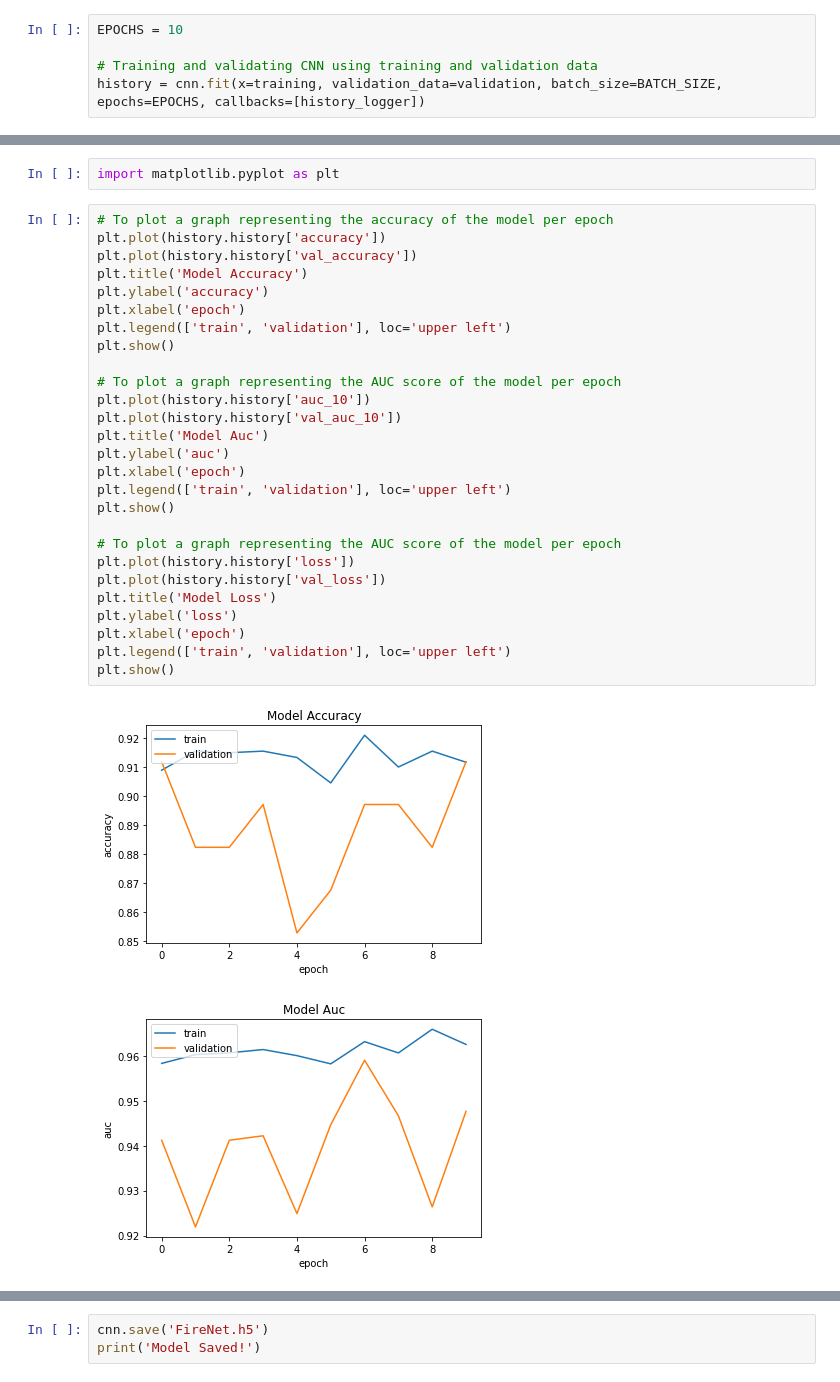
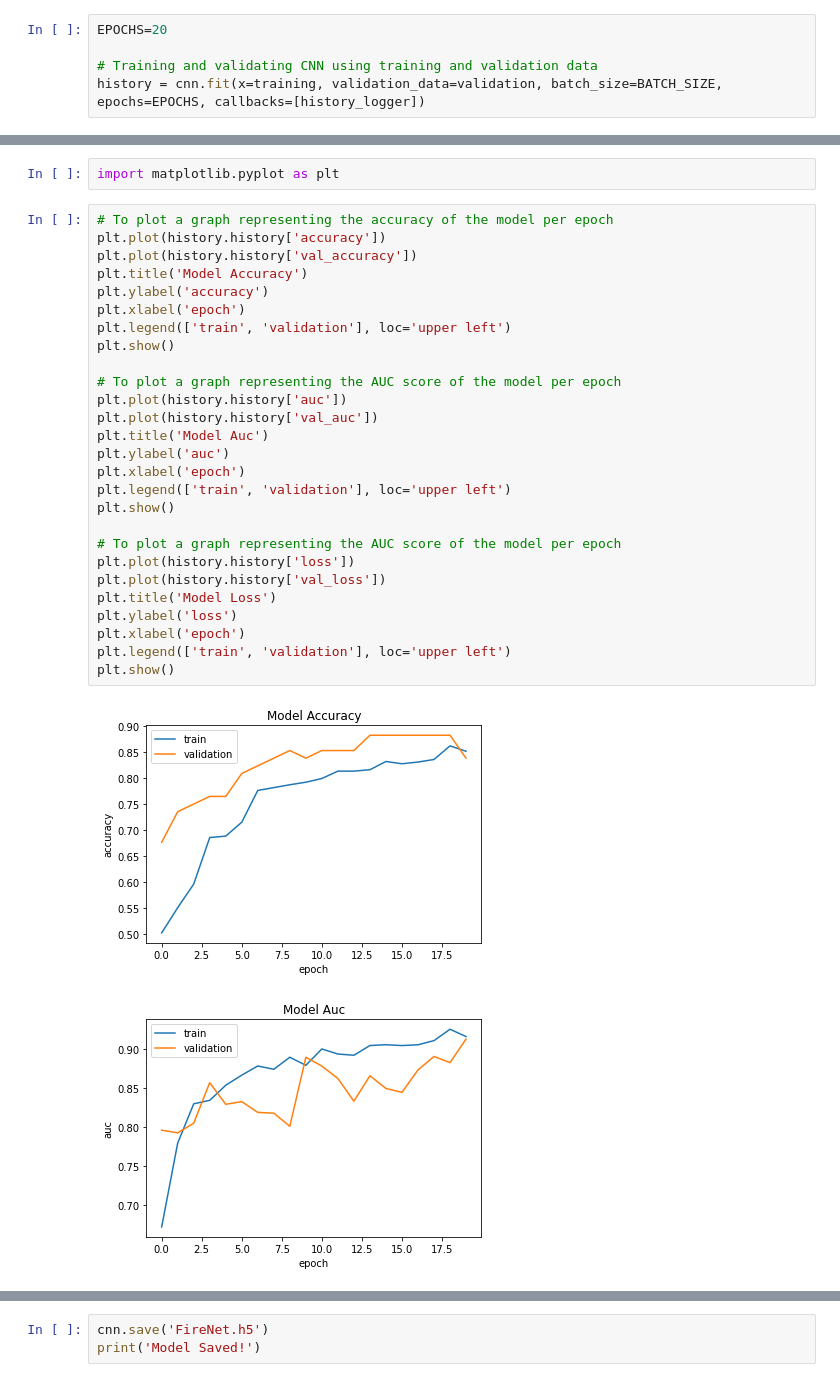
Before and after one commit to Rodin-Sh/FireNet-WildfireDetectionModel, a Jupyter notebook: FireNetNotebook.ipynb, the cells around one changed output, grey strips where cells are left out. Drawn from its saved outputs; the diff is of its cells as text.

```diff
--- a/FireNetNotebook.ipynb
+++ b/FireNetNotebook.ipynb
@@ -90,5 +95,5 @@ cnn.compile(
 # %%
-EPOCHS = 10
+EPOCHS=20
 
 # Training and validating CNN using training and validation data
 history = cnn.fit(x=training, validation_data=validation, batch_size=BATCH_SIZE, epochs=EPOCHS, callbacks=[history_logger])
@@ -118,30 +120,30 @@ import matplotlib.pyplot as plt
 # %%
 # To plot a graph representing the accuracy of the model per epoch
 plt.plot(history.history['accuracy'])
 plt.plot(history.history['val_accuracy'])
 plt.title('Model Accuracy')
 plt.ylabel('accuracy')
 plt.xlabel('epoch')
 plt.legend(['train', 'validation'], loc='upper left')
 plt.show()
 
 # To plot a graph representing the AUC score of the model per epoch
-plt.plot(history.history['auc_10'])
-plt.plot(history.history['val_auc_10'])
+plt.plot(history.history['auc'])
+plt.plot(history.history['val_auc'])
 plt.title('Model Auc')
 plt.ylabel('auc')
 plt.xlabel('epoch')
 plt.legend(['train', 'validation'], loc='upper left')
 plt.show()
 
 # To plot a graph representing the AUC score of the model per epoch
 plt.plot(history.history['loss'])
 plt.plot(history.history['val_loss'])
 plt.title('Model Loss')
 plt.ylabel('loss')
 plt.xlabel('epoch')
 plt.legend(['train', 'validation'], loc='upper left')
 plt.show()
 # %% [output]
-[figure, old version]
+[figure, new version]
-[figure, old version]
+[figure, new version]
```
Also changed, not shown: parts of 5 cells of this notebook.
